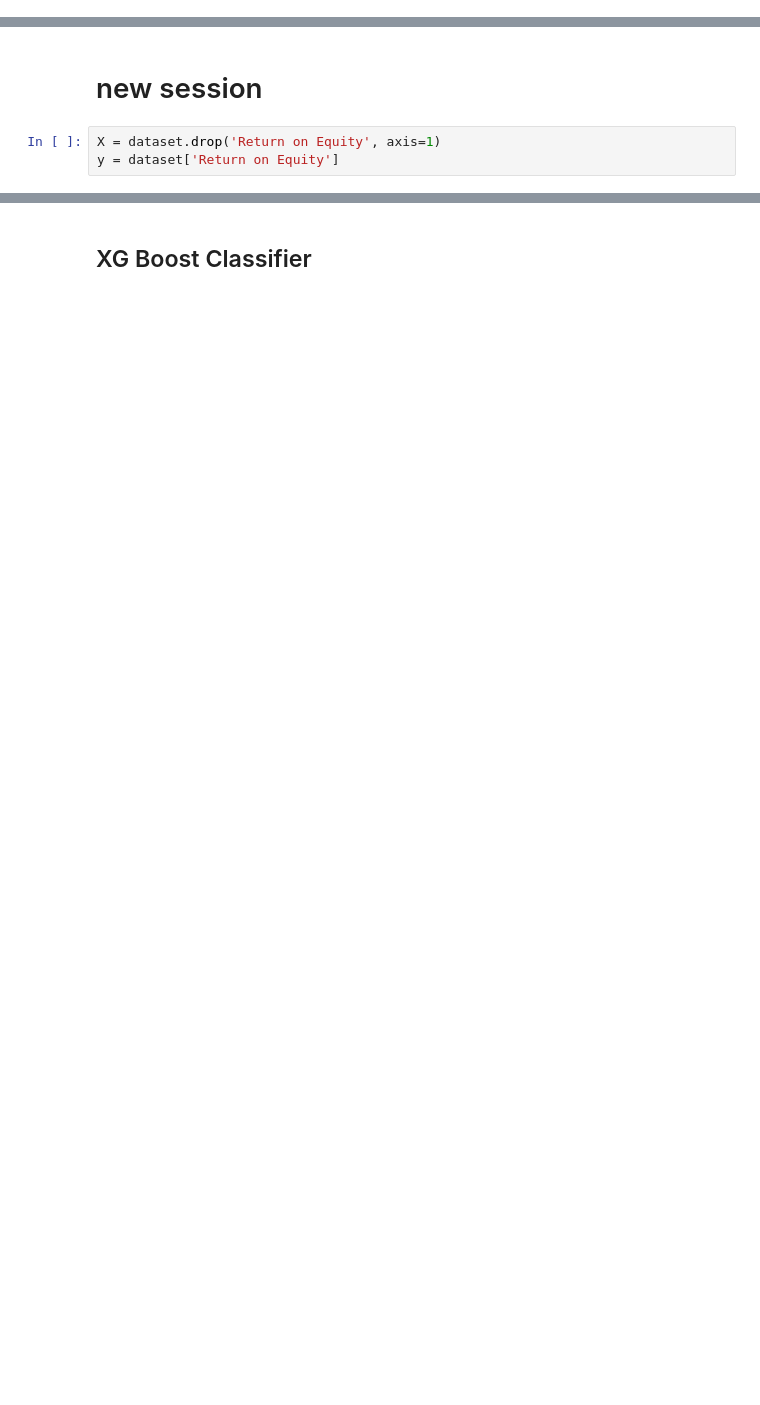
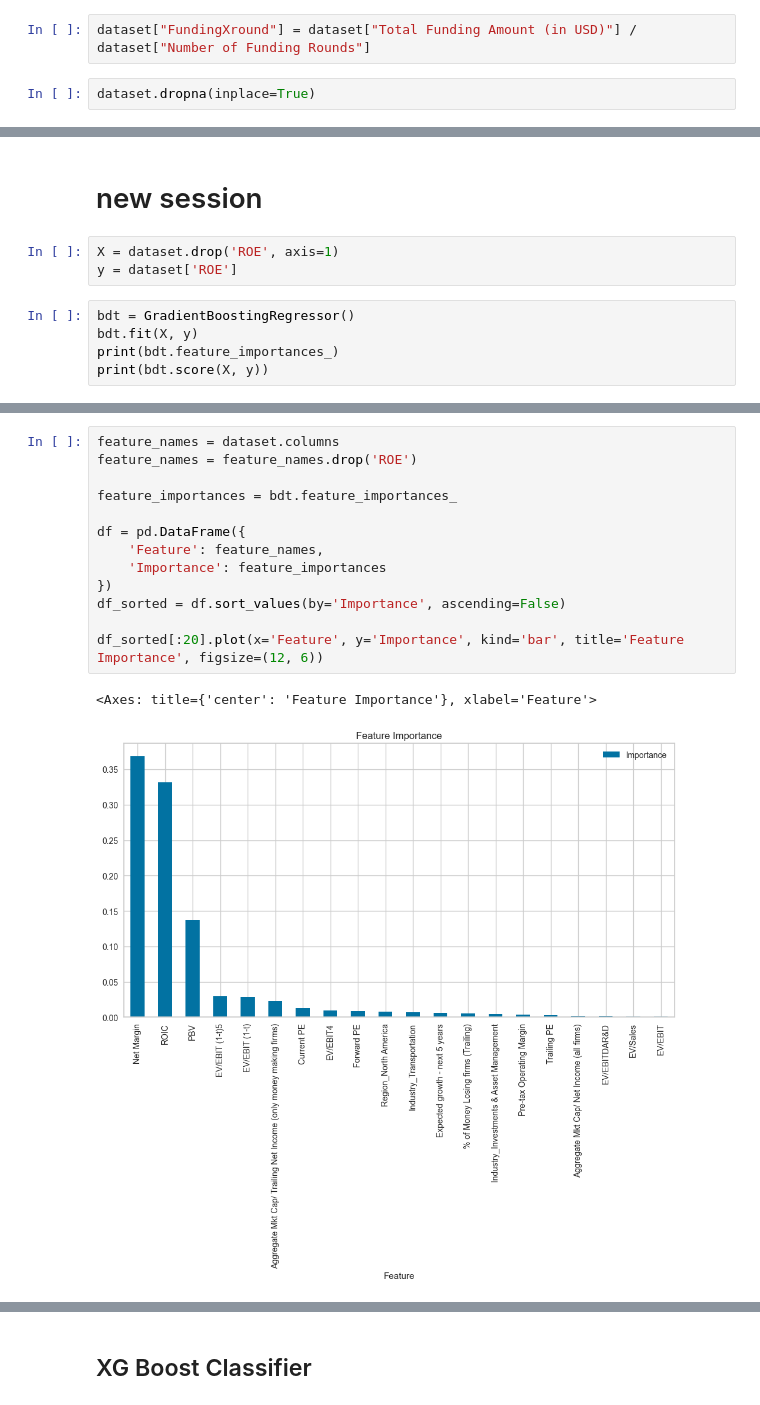
Before and after one commit to Jacopo21/Startups-Multiples, a Jupyter notebook: analysis/analysis_crunchbase.ipynb, the cells around one changed output, grey strips where cells are left out. Cells and saved outputs as stored; diff of their text form; blank space fills up the shorter version.

```diff
--- a/analysis/analysis_crunchbase.ipynb
+++ b/analysis/analysis_crunchbase.ipynb
@@ -63,0 +224,4 @@ dataset
+# %%
+dataset["FundingXround"] = dataset["Total Funding Amount (in USD)"] / dataset["Number of Funding Rounds"]
+# %%
+dataset.dropna(inplace=True)
@@ -64,5 +248,10 @@ dataset
 # %% [markdown]
 # new session
 # %%
-X = dataset.drop('Return on Equity', axis=1)
-y = dataset['Return on Equity']
+X = dataset.drop('ROE', axis=1)
+y = dataset['ROE']
+# %%
+bdt = GradientBoostingRegressor()
+bdt.fit(X, y)
+print(bdt.feature_importances_)
+print(bdt.score(X, y))
@@ -69 +276,17 @@ y = dataset['Return on Equity']
+# %%
+feature_names = dataset.columns
+feature_names = feature_names.drop('ROE')
+
+feature_importances = bdt.feature_importances_
+
+df = pd.DataFrame({
+    'Feature': feature_names,
+    'Importance': feature_importances
+})
+df_sorted = df.sort_values(by='Importance', ascending=False)
+
+df_sorted[:20].plot(x='Feature', y='Importance', kind='bar', title='Feature Importance', figsize=(12, 6))
+# %% [output]
+<Axes: title={'center': 'Feature Importance'}, xlabel='Feature'>
+[figure, added]
 # %%
```
Also changed, not shown: parts of 27 cells of this notebook, 3 other files.
